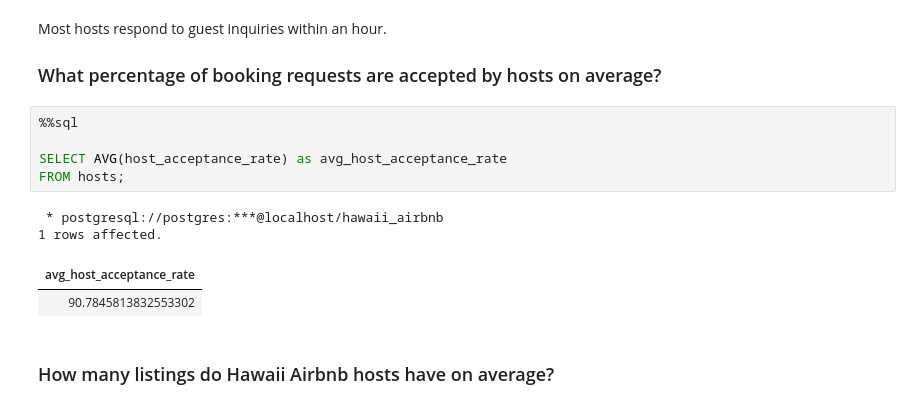
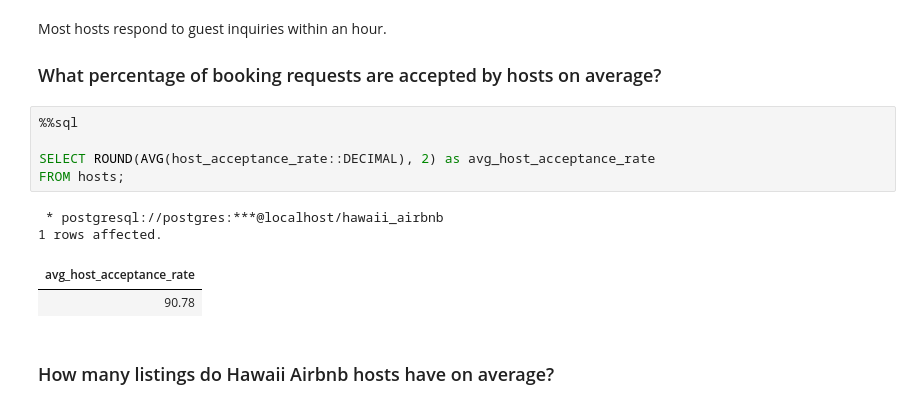
Before and after one commit to kaistops/Hawaii-Airbnb-Analysis, a Jupyter notebook: hawaii_airbnb_analysis.ipynb, the cells around one changed output. Cells and saved outputs as stored; diff of their text form.

```diff
--- a/hawaii_airbnb_analysis.ipynb
+++ b/hawaii_airbnb_analysis.ipynb
@@ -1404,13 +1409,13 @@ Most hosts respond to guest inquiries within an hour.
 # %%
 %%sql
 
-SELECT AVG(host_acceptance_rate) as avg_host_acceptance_rate
+SELECT ROUND(AVG(host_acceptance_rate::DECIMAL), 2) as avg_host_acceptance_rate
 FROM hosts;
 # %% [output]
  * postgresql://postgres:***@localhost/hawaii_airbnb
 1 rows affected.
 | avg_host_acceptance_rate |
-| 90.7845813832553302 |
+| 90.78 |
 # %% [markdown]
 ### How many listings do Hawaii Airbnb hosts have on average?
 # %%
```
Also changed, not shown: parts of 25 cells of this notebook.
